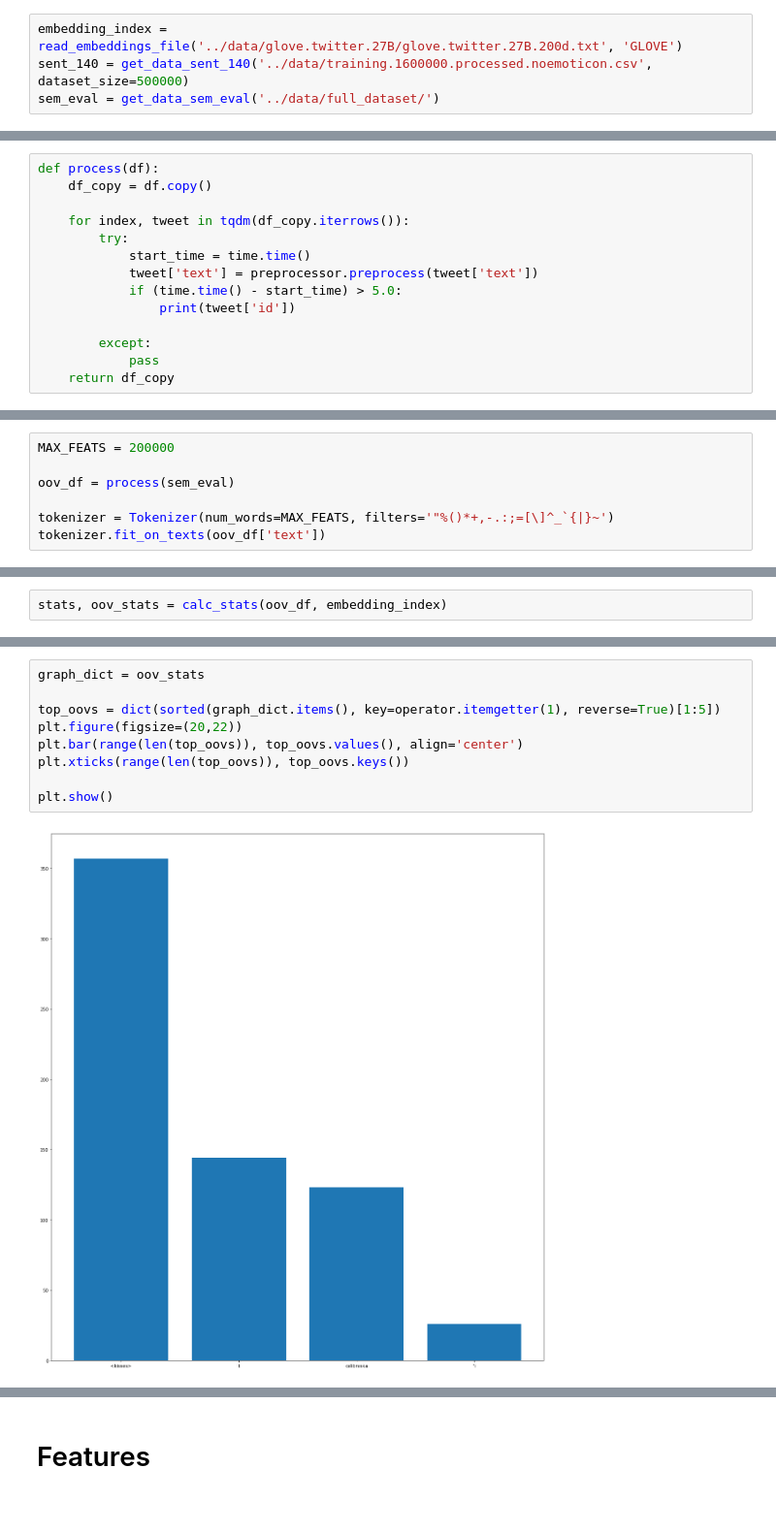
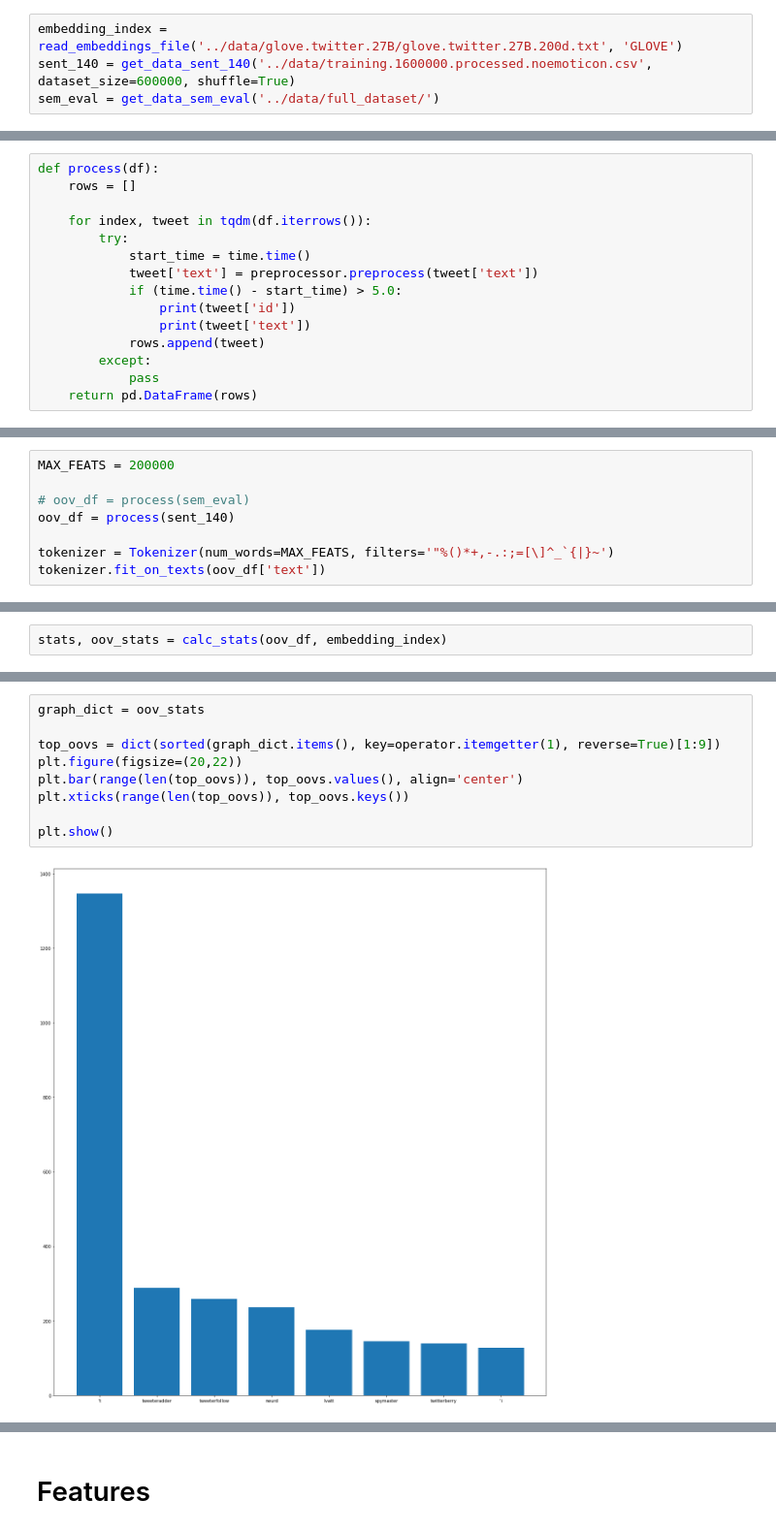
Before and after one commit to chrisakroyd/twitter-sentiment-analysis, a Jupyter notebook: notebooks/exploration.ipynb, the cells around one changed output, grey strips where cells are left out. Shown at 97% size. Cells and saved outputs as stored; diff of their text form.

```diff
--- a/notebooks/exploration.ipynb
+++ b/notebooks/exploration.ipynb
@@ -26,7 +27,7 @@ from collections import Counter
 import seaborn as sns
 # %%
 embedding_index = read_embeddings_file('../data/glove.twitter.27B/glove.twitter.27B.200d.txt', 'GLOVE')
-sent_140 = get_data_sent_140('../data/training.1600000.processed.noemoticon.csv', dataset_size=500000)
+sent_140 = get_data_sent_140('../data/training.1600000.processed.noemoticon.csv', dataset_size=600000, shuffle=True)
 sem_eval = get_data_sem_eval('../data/full_dataset/')
 # %% [output]
 Reading GLOVE file...
@@ -332,18 +370,19 @@ Processed New: everyone come the the volleyball game at east tomorrow before the
 # Sequence Length Estimation
 # %%
 def process(df):
-    df_copy = df.copy()
+    rows = []
 
-    for index, tweet in tqdm(df_copy.iterrows()):
+    for index, tweet in tqdm(df.iterrows()):
         try:
             start_time = time.time()
             tweet['text'] = preprocessor.preprocess(tweet['text'])
             if (time.time() - start_time) > 5.0:
                 print(tweet['id'])
-
+                print(tweet['text'])
+            rows.append(tweet)
         except:
             pass
-    return df_copy
+    return pd.DataFrame(rows)
 # %%
 sem_eval['text_len'] = process(sem_eval)['text'].apply(lambda x: len(x.split()))
 sem_eval.head()
@@ -367,7 +413,8 @@ sent_140['text_len'].value_counts()
 # %%
 MAX_FEATS = 200000
 
-oov_df = process(sem_eval)
+# oov_df = process(sem_eval)
+oov_df = process(sent_140)
 
 tokenizer = Tokenizer(num_words=MAX_FEATS, filters='"%()*+,-.:;=[\]^_`{|}~')
 tokenizer.fit_on_texts(oov_df['text'])
@@ -422,14 +465,14 @@ re.sub(r"(')(([A-zA-Z]){3,})", r' \1 \2 ', "it's")
 # %%
 graph_dict = oov_stats
 
-top_oovs = dict(sorted(graph_dict.items(), key=operator.itemgetter(1), reverse=True)[1:5])
+top_oovs = dict(sorted(graph_dict.items(), key=operator.itemgetter(1), reverse=True)[1:9])
 plt.figure(figsize=(20,22))
 plt.bar(range(len(top_oovs)), top_oovs.values(), align='center')
 plt.xticks(range(len(top_oovs)), top_oovs.keys())
 
 plt.show()
 # %% [output]
-[figure, old version]
+[figure, new version]
 # %%
 print(oovs)
 # %% [output]
```
Also changed, not shown: parts of 12 cells of this notebook, 8 other files.
